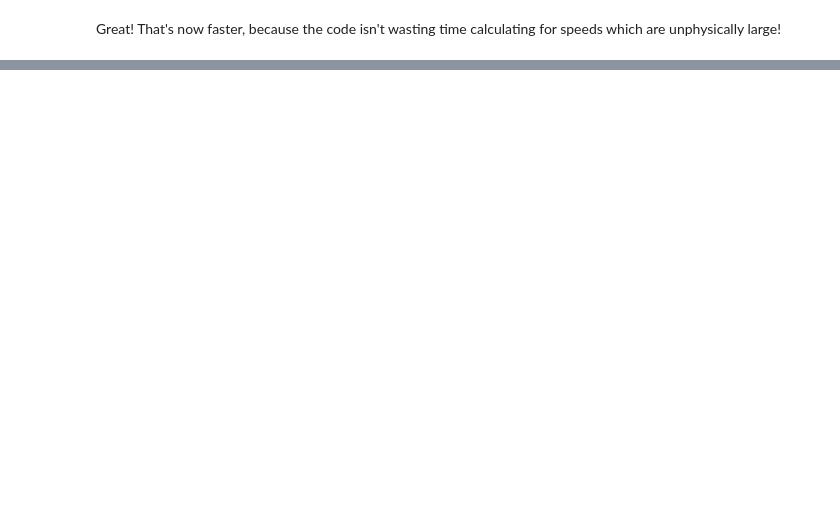
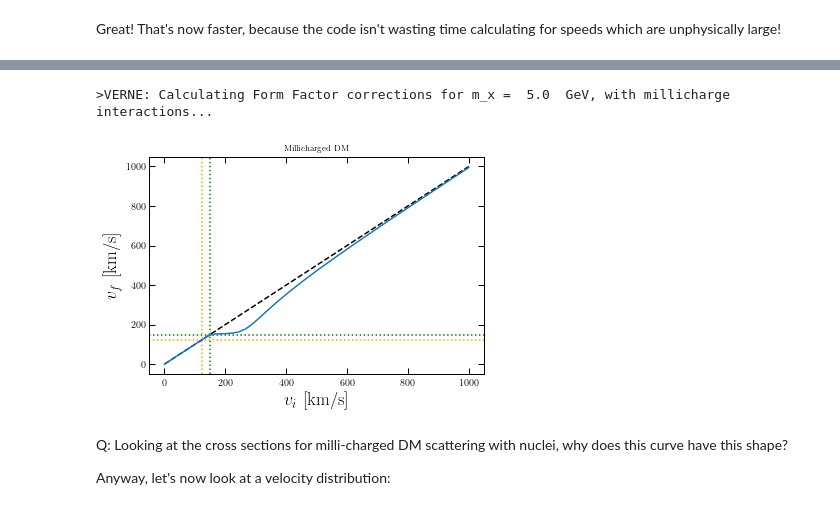
Before and after one commit to bradkav/verne, a Jupyter notebook: src/Example.ipynb, the cells around one changed output, grey strips where cells are left out. Drawn from its saved outputs; the diff is of its cells as text; code cells hidden in the pictures; blank space fills up the shorter version.

```diff
--- a/src/Example.ipynb
+++ b/src/Example.ipynb
@@ -131,0 +171,46 @@ Great! That's now faster, because the code isn't wasting time calculating for sp
+# %%
+m_x = 5.0
+# %%
+verne.loadFFcorrections(m_x, interaction='millicharge')
+# %% [output]
+>VERNE: Calculating Form Factor corrections for m_x =  5.0  GeV, with millicharge interactions...
+# %%
+vi_list = np.linspace(0, 1000)
+vf_list = 0.0*vi_list
+
+for i, vi in enumerate(vi_list):
+    vf_list[i] = verne.calcVfinal_full(vi, theta=np.pi/2, depth=0, sigma_p=1e-30, m_x=m_x, interaction="millicharge", target="surface")
+# %%
+plt.figure()
+
+#Let's calculate the screening velocity. In fact, each nucleus has a different screening velocity...
+m_O = 0.93*16 #Mass in GeV of an Oxygen nucleus
+mu_XO = m_O*m_x/(m_O + m_x)
+v_screen_O = (3e5)*verne.alpha*verne.m_e/(2*mu_XO)
+
+m_Fe = 0.93*56 #Mass in GeV of an Iron nucleus
+mu_XFe = m_Fe*m_x/(m_Fe + m_x)
+v_screen_Fe = (3e5)*verne.alpha*verne.m_e/(2*mu_XFe)
+#^Factor of 3e5 converts from dimensionless units to km/s (because the speed of light is c = 3e5 km/s)
+
+plt.axhline(v_screen_O, linestyle=':', color='green')
+plt.axvline(v_screen_O, linestyle=':', color='green')
+
+plt.axhline(v_screen_Fe, linestyle=':', color='orange')
+plt.axvline(v_screen_Fe, linestyle=':', color='orange')
+
+plt.plot(vi_list, vi_list, color='k', linestyle='--')
+plt.plot(vi_list, vf_list)
+
+plt.xlabel(r'$v_i$ [km/s]')
+plt.ylabel(r'$v_f$ [km/s]')
+
+plt.title("Millicharged DM")
+
+plt.show()
+# %% [output]
+[figure, added]
+# %% [markdown]
+Q: Looking at the cross sections for milli-charged DM scattering with nuclei, why does this curve have this shape?
+
+Anyway, let's now look at a velocity distribution:
```
Also changed, not shown: parts of 17 cells of this notebook, 3 other files.
